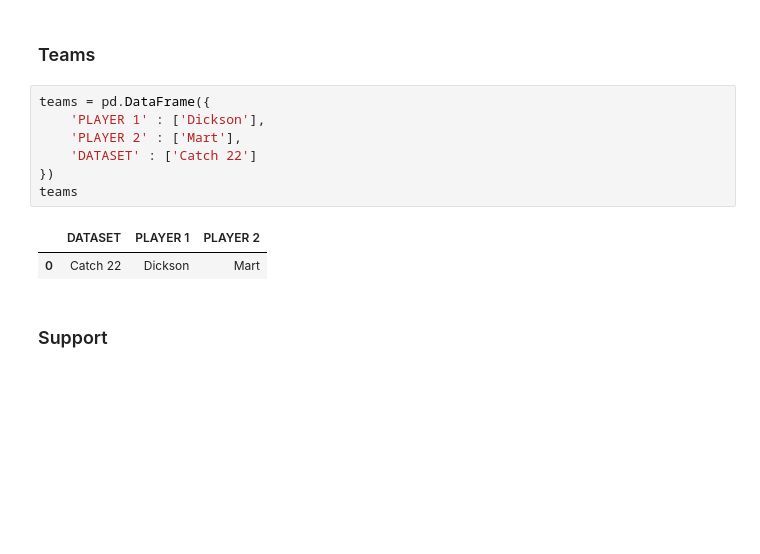
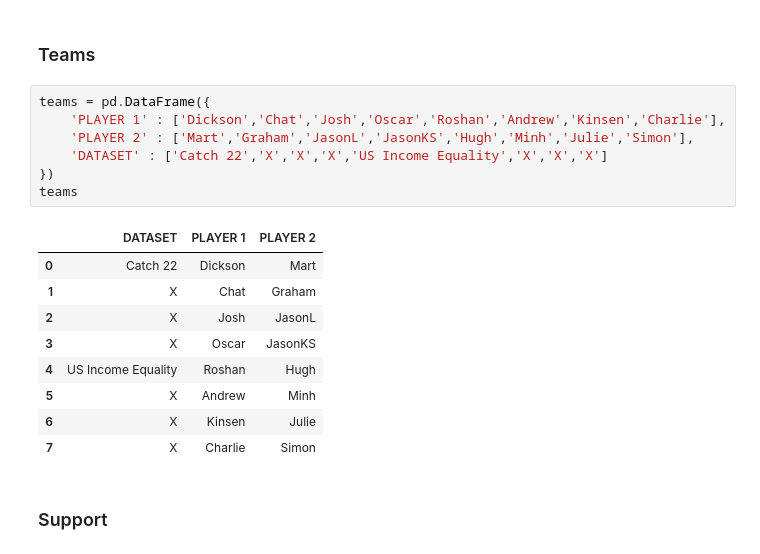
Before and after one commit to kinsenlee/DS_HK_5, a Jupyter notebook: notebooks/AA - Group Assignment.ipynb, the cells around one changed output. Drawn from its saved outputs; the diff is of its cells as text; blank space fills up the shorter version.

```diff
--- a/notebooks/AA - Group Assignment.ipynb
+++ b/notebooks/AA - Group Assignment.ipynb
@@ -59,14 +59,21 @@ Audiences can be assumed to understand all your technical points, so don't be af
 ### Teams
 # %%
 teams = pd.DataFrame({
-    'PLAYER 1' : ['Dickson'],
-    'PLAYER 2' : ['Mart'],
-    'DATASET' : ['Catch 22']
+    'PLAYER 1' : ['Dickson','Chat','Josh','Oscar','Roshan','Andrew','Kinsen','Charlie'],
+    'PLAYER 2' : ['Mart','Graham','JasonL','JasonKS','Hugh','Minh','Julie','Simon'],
+    'DATASET' : ['Catch 22','X','X','X','US Income Equality','X','X','X']
 })
 teams
 # %% [output]
 |  | DATASET | PLAYER 1 | PLAYER 2 |
 | 0 | Catch 22 | Dickson | Mart |
+| 1 | X | Chat | Graham |
+| 2 | X | Josh | JasonL |
+| 3 | X | Oscar | JasonKS |
+| 4 | US Income Equality | Roshan | Hugh |
+| 5 | X | Andrew | Minh |
+| 6 | X | Kinsen | Julie |
+| 7 | X | Charlie | Simon |
 # %% [markdown]
 ### Support
 # %% [markdown]
```
Also changed, not shown: 2 other files.
